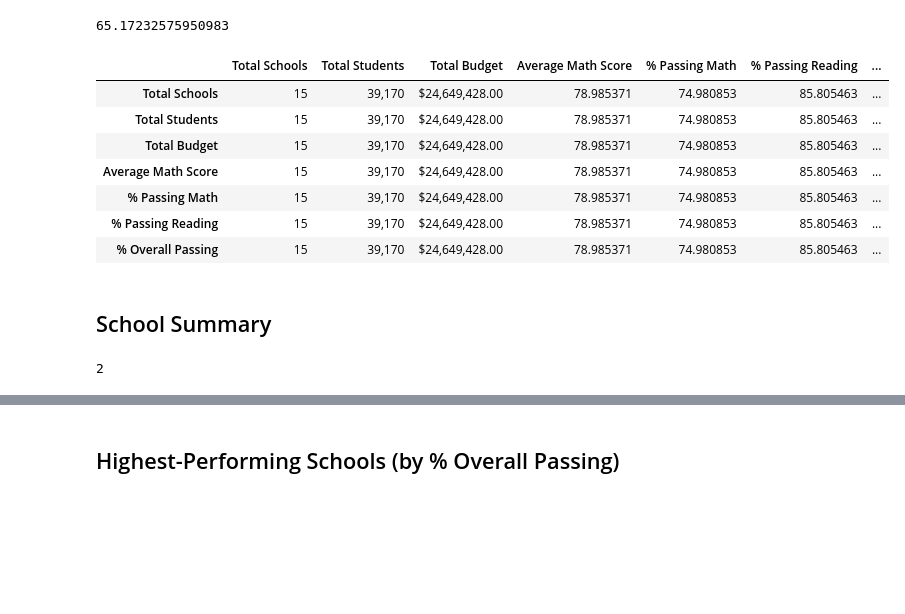
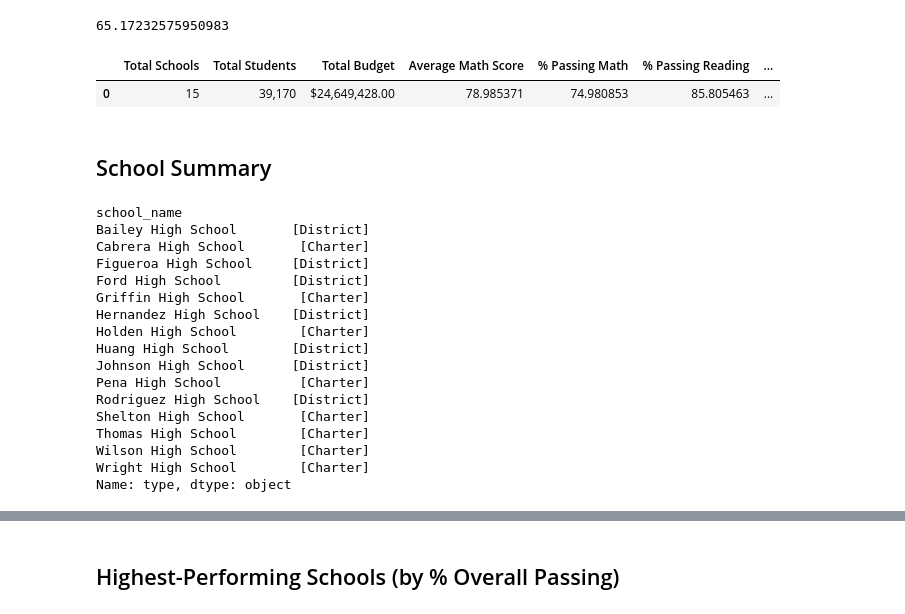
Before and after one commit to schr0841/pandas-challenge, a Jupyter notebook: PyCitySchools/PyCitySchools_starter.ipynb, the cells around one changed output, grey strips where cells are left out. Drawn from its saved outputs; the diff is of its cells as text; code cells hidden in the pictures; blank space fills up the shorter version.

```diff
--- a/PyCitySchools/PyCitySchools_starter.ipynb
+++ b/PyCitySchools/PyCitySchools_starter.ipynb
@@ -87,38 +87,53 @@ overall_passing_rate
 65.17232575950983
 # %%
 # Create a high-level snapshot of the district's key metrics in a DataFrame
-district_summary = pd.DataFrame(index=['Total Schools','Total Students','Total Budget','Average Math Score','% Passing Math','% Passing Reading','% Overall Passing'])
+district_summary = {}
 #index=['Total Schools','Total Students','Total Budget','Average Math Score','% Passing Math','% Passing Reading','% Overall Passing']
 district_summary["Total Schools"]=school_count
 district_summary["Total Students"] =student_count
 district_summary["Total Budget"] = total_budget
 district_summary["Average Math Score"] = average_math_score
 district_summary["% Passing Math"] = passing_math_percentage
 district_summary["% Passing Reading"] = passing_reading_percentage
 district_summary["% Overall Passing"] = overall_passing_rate
+district_summary=pd.DataFrame(district_summary,index=[0])
+
 
 # Formatting
 district_summary["Total Students"] = district_summary["Total Students"].map("{:,}".format)
 district_summary["Total Budget"] = district_summary["Total Budget"].map("${:,.2f}".format)
 
 # Display the DataFrame
 district_summary
 # %% [output]
 |  | Total Schools | Total Students | Total Budget | Average Math Score | % Passing Math | % Passing Reading | ... |
-| Total Schools | 15 | 39,170 | $24,649,428.00 | 78.985371 | 74.980853 | 85.805463 | ... |
-| Total Students | 15 | 39,170 | $24,649,428.00 | 78.985371 | 74.980853 | 85.805463 | ... |
-| Total Budget | 15 | 39,170 | $24,649,428.00 | 78.985371 | 74.980853 | 85.805463 | ... |
-| Average Math Score | 15 | 39,170 | $24,649,428.00 | 78.985371 | 74.980853 | 85.805463 | ... |
-| % Passing Math | 15 | 39,170 | $24,649,428.00 | 78.985371 | 74.980853 | 85.805463 | ... |
-| % Passing Reading | 15 | 39,170 | $24,649,428.00 | 78.985371 | 74.980853 | 85.805463 | ... |
-| % Overall Passing | 15 | 39,170 | $24,649,428.00 | 78.985371 | 74.980853 | 85.805463 | ... |
+| 0 | 15 | 39,170 | $24,649,428.00 | 78.985371 | 74.980853 | 85.805463 | ... |
 # %% [markdown]
 ## School Summary
 # %%
 # Use the code provided to select all of the school types
-school_types = len(school_data_complete['type'].unique())
+#school_types = school_data_complete['type'].unique()
+#school_types
+
+school_types = school_data_complete.groupby("school_name")['type'].unique()
 school_types
 # %% [output]
-2
+school_name
+Bailey High School       [District]
+Cabrera High School       [Charter]
+Figueroa High School     [District]
+Ford High School         [District]
+Griffin High School       [Charter]
+Hernandez High School    [District]
+Holden High School        [Charter]
+Huang High School        [District]
+Johnson High School      [District]
+Pena High School          [Charter]
+Rodriguez High School    [District]
+Shelton High School       [Charter]
+Thomas High School        [Charter]
+Wilson High School        [Charter]
+Wright High School        [Charter]
+Name: type, dtype: object
 # %%
 # Calculate the total student count per school
```
Also changed, not shown: parts of 20 cells of this notebook.
